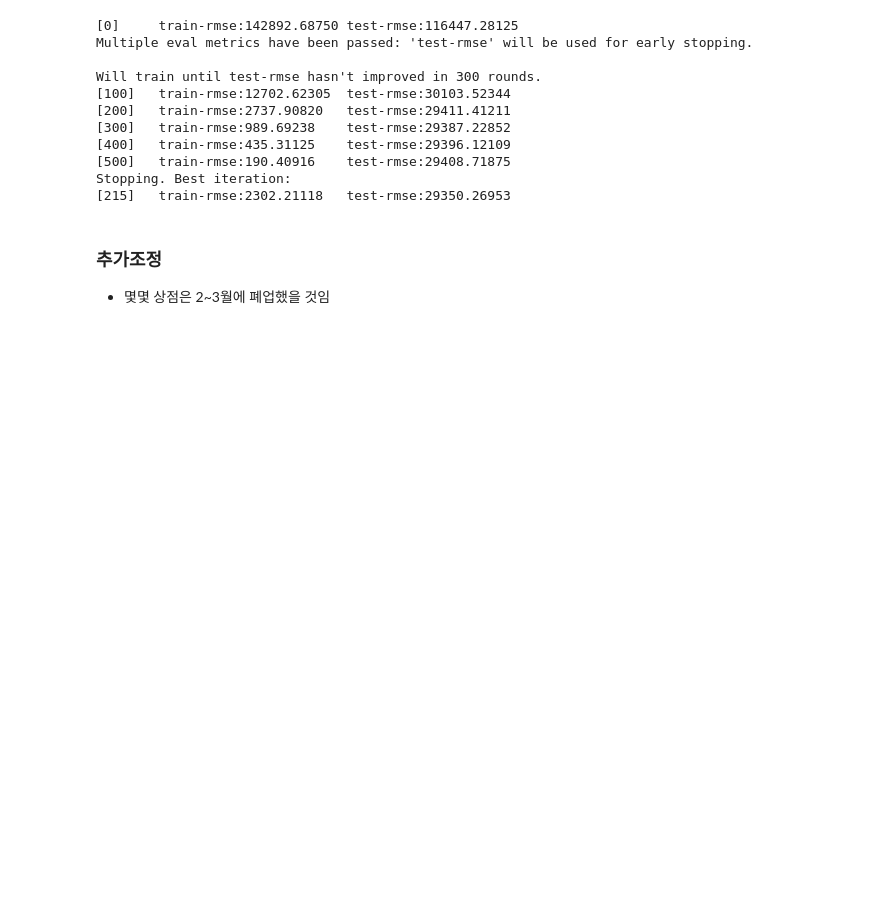
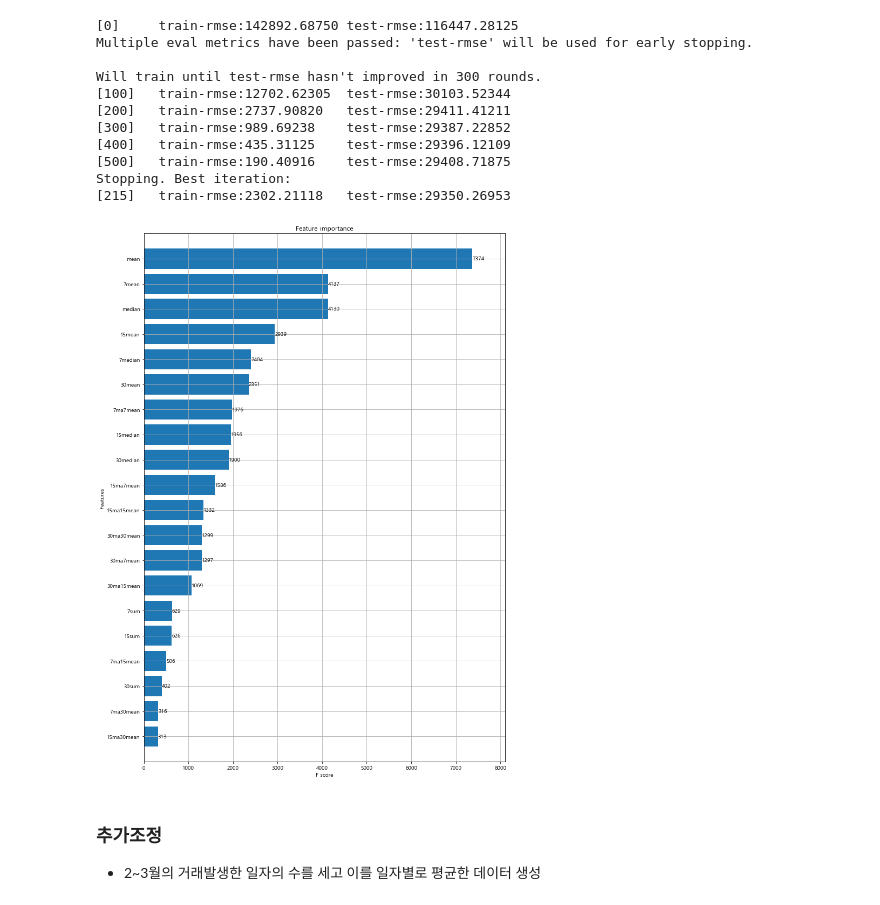
Before and after one commit to bbiyongel/Dacon_funda, a Jupyter notebook: follow_2nd HELLOCRYPTO.ipynb, the cells around one changed output. Drawn from its saved outputs; the diff is of its cells as text; code cells hidden in the pictures; blank space fills up the shorter version.

```diff
--- a/follow_2nd HELLOCRYPTO.ipynb
+++ b/follow_2nd HELLOCRYPTO.ipynb
@@ -314,4 +345,10 @@ Will train until test-rmse hasn't improved in 300 rounds.
 [500]   train-rmse:190.40916    test-rmse:29408.71875
 Stopping. Best iteration:
 [215]   train-rmse:2302.21118   test-rmse:29350.26953
+# %%
+fig, ax = plt.subplots(figsize=(12,18))
+xgb.plot_importance(model, max_num_features=50, height=0.8, ax=ax)
+plt.show()
+# %% [output]
+[figure, added]
 # %%
@@ -329,9 +366,9 @@ submission['total_sales'] = y_pred
 today = datetime.datetime.today().date()
 os.makedirs('./submission/',exist_ok=True)
 submission.to_csv(f'./submission/submission_{today}_xgb_{score}_rmse.csv',index=False)
-# %% [markdown]
-### 추가조정
-* 몇몇 상점은 2~3월에 폐업했을 것임
+# %% [markdown]
+### 추가조정
+* 2~3월의 거래발생한 일자의 수를 세고 이를 일자별로 평균한 데이터 생성
 # %%
 store_id_list = test.store_id.unique()
 store_id_list.sort()
```
Also changed, not shown: parts of 16 cells of this notebook, 3 other files.
